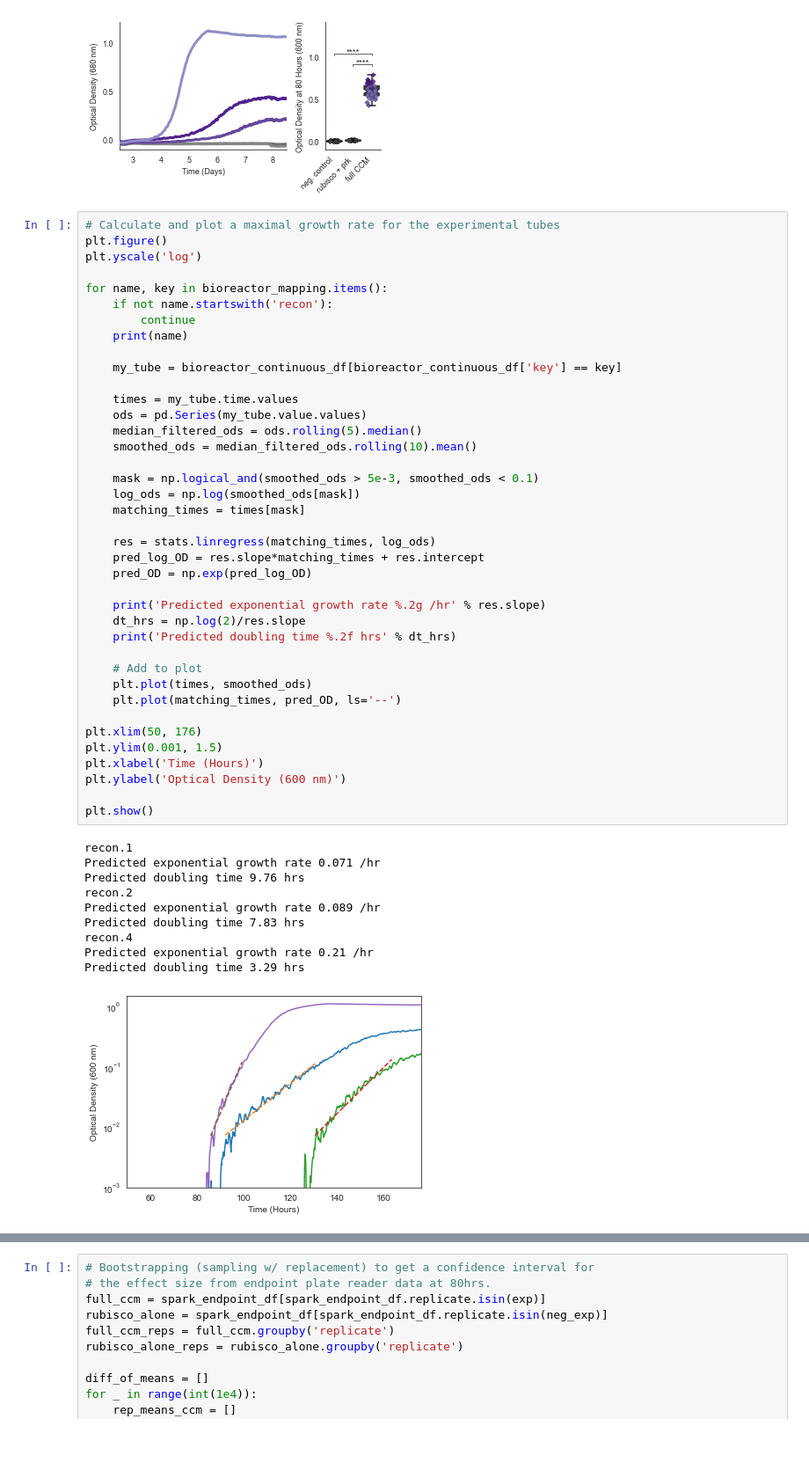
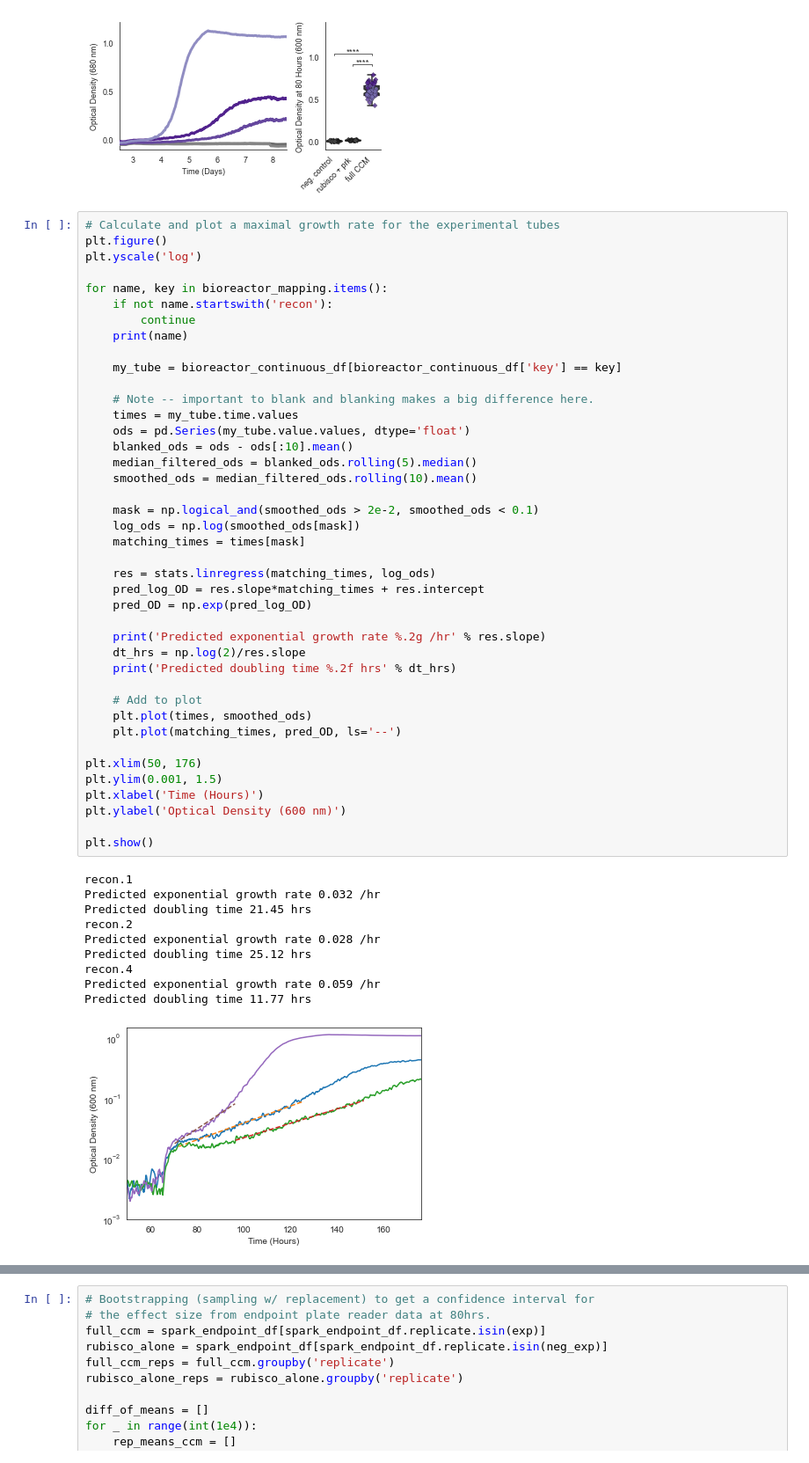
Before and after one commit to flamholz/carboxecoli, a Jupyter notebook: notebooks/Figure S6 ambient growth.ipynb, the cells around one changed output, grey strips where cells are left out. Shown at 88% size. Cells and saved outputs as stored; diff of their text form.

```diff
--- a/notebooks/Figure S6 ambient growth.ipynb
+++ b/notebooks/Figure S6 ambient growth.ipynb
@@ -148,41 +148,43 @@ for name, key in bioreactor_mapping.items():
 
     my_tube = bioreactor_continuous_df[bioreactor_continuous_df['key'] == key]
 
+    # Note -- important to blank and blanking makes a big difference here.
     times = my_tube.time.values
-    ods = pd.Series(my_tube.value.values)
-    median_filtered_ods = ods.rolling(5).median()
+    ods = pd.Series(my_tube.value.values, dtype='float')
+    blanked_ods = ods - ods[:10].mean()
+    median_filtered_ods = blanked_ods.rolling(5).median()
     smoothed_ods = median_filtered_ods.rolling(10).mean()
 
-    mask = np.logical_and(smoothed_ods > 5e-3, smoothed_ods < 0.1)
+    mask = np.logical_and(smoothed_ods > 2e-2, smoothed_ods < 0.1)
     log_ods = np.log(smoothed_ods[mask])
     matching_times = times[mask]
 
     res = stats.linregress(matching_times, log_ods)
     pred_log_OD = res.slope*matching_times + res.intercept
     pred_OD = np.exp(pred_log_OD)
 
     print('Predicted exponential growth rate %.2g /hr' % res.slope)
     dt_hrs = np.log(2)/res.slope
     print('Predicted doubling time %.2f hrs' % dt_hrs)
 
     # Add to plot
     plt.plot(times, smoothed_ods)
     plt.plot(matching_times, pred_OD, ls='--')
 
 plt.xlim(50, 176)
 plt.ylim(0.001, 1.5)
 plt.xlabel('Time (Hours)')
 plt.ylabel('Optical Density (600 nm)')
 
 plt.show()
 # %% [output]
 recon.1
-Predicted exponential growth rate 0.071 /hr
-Predicted doubling time 9.76 hrs
+Predicted exponential growth rate 0.032 /hr
+Predicted doubling time 21.45 hrs
 recon.2
-Predicted exponential growth rate 0.089 /hr
-Predicted doubling time 7.83 hrs
+Predicted exponential growth rate 0.028 /hr
+Predicted doubling time 25.12 hrs
 recon.4
-Predicted exponential growth rate 0.21 /hr
-Predicted doubling time 3.29 hrs
+Predicted exponential growth rate 0.059 /hr
+Predicted doubling time 11.77 hrs
-[figure, old version]
+[figure, new version]
```
Also changed, not shown: parts of 2 cells of this notebook, 5 other files.
